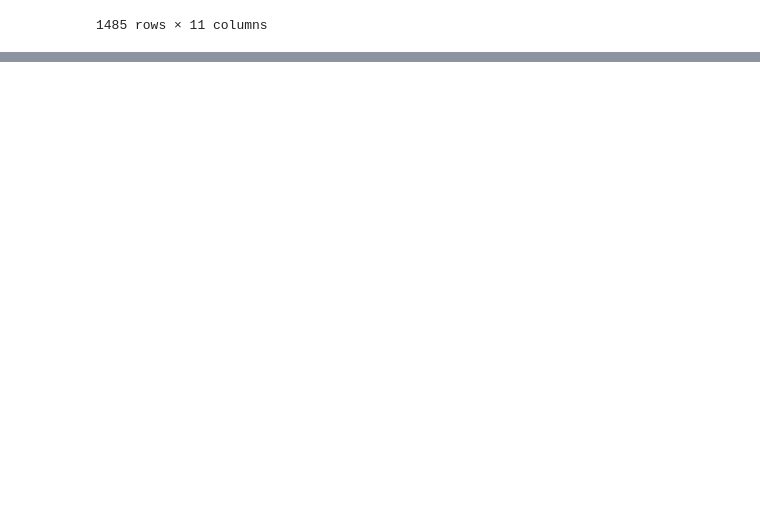
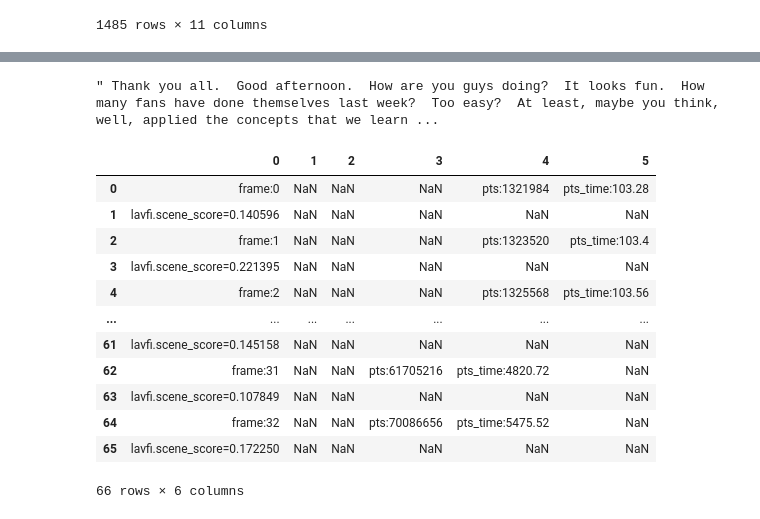
Before and after one commit to wesleymth/LauzHack2023-SpeakerNotes, a Jupyter notebook: drafts.ipynb, the cells around one changed output, grey strips where cells are left out. Drawn from its saved outputs; the diff is of its cells as text; code cells hidden in the pictures; blank space fills up the shorter version.

```diff
--- a/drafts.ipynb
+++ b/drafts.ipynb
@@ -219,0 +234,22 @@ subclip_0_df[1308:1318]
+# %%
+full_text
+# %% [output]
+" Thank you all.  Good afternoon.  How are you guys doing?  It looks fun.  How many fans have done themselves last week?  Too easy?  At least, maybe you think, well, applied the concepts that we learn ...
+# %%
+detected_frames = pd.read_csv("output/detected_frames.txt", sep=" ", header=None)
+# %%
+detected_frames
+# %% [output]
+|  | 0 | 1 | 2 | 3 | 4 | 5 |
+| 0 | frame:0 | NaN | NaN | NaN | pts:1321984 | pts_time:103.28 |
+| 1 | lavfi.scene_score=0.140596 | NaN | NaN | NaN | NaN | NaN |
+| 2 | frame:1 | NaN | NaN | NaN | pts:1323520 | pts_time:103.4 |
+| 3 | lavfi.scene_score=0.221395 | NaN | NaN | NaN | NaN | NaN |
+| 4 | frame:2 | NaN | NaN | NaN | pts:1325568 | pts_time:103.56 |
+| ... | ... | ... | ... | ... | ... | ... |
+| 61 | lavfi.scene_score=0.145158 | NaN | NaN | NaN | NaN | NaN |
+| 62 | frame:31 | NaN | NaN | pts:61705216 | pts_time:4820.72 | NaN |
+| 63 | lavfi.scene_score=0.107849 | NaN | NaN | NaN | NaN | NaN |
+| 64 | frame:32 | NaN | NaN | pts:70086656 | pts_time:5475.52 | NaN |
+| 65 | lavfi.scene_score=0.172250 | NaN | NaN | NaN | NaN | NaN |
+66 rows × 6 columns
```
Also changed, not shown: parts of 25 cells of this notebook, 3 other files.
